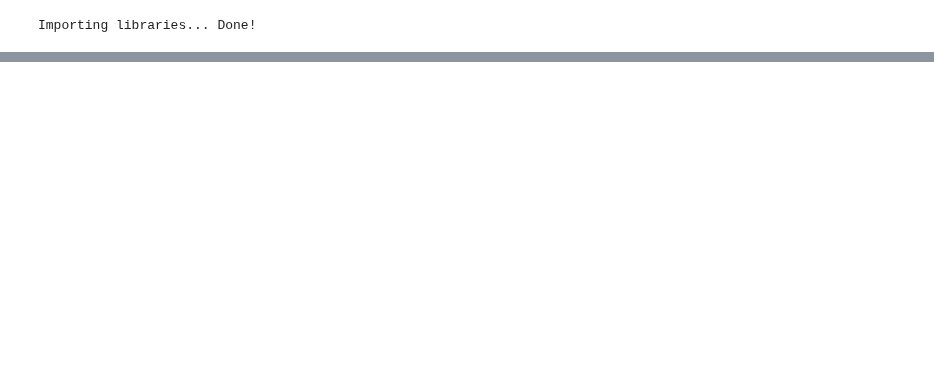
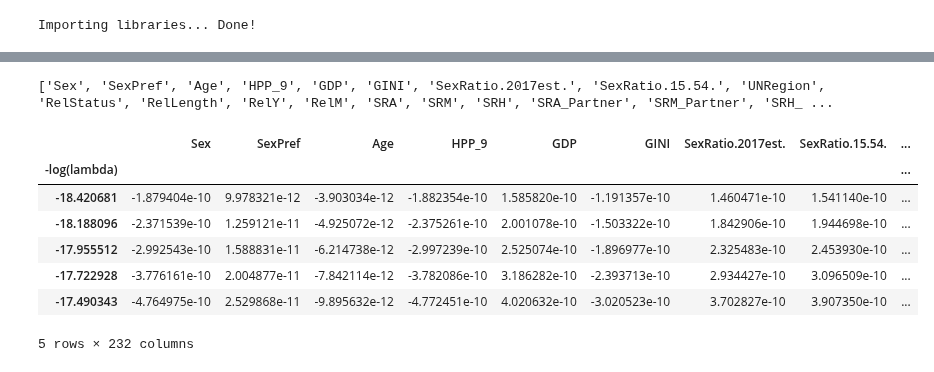
Before and after one commit to myngoc-trg/BERN02---Computational-Science-Reproducible-Data-Science-and-Statistical-Learning, a Jupyter notebook: BERNO2-kissing-challenge-2025/Report/kissing_fit.ipynb, the cells around one changed output, grey strips where cells are left out. Drawn from its saved outputs; the diff is of its cells as text; code cells hidden in the pictures; blank space fills up the shorter version.

```diff
--- a/BERNO2-kissing-challenge-2025/Report/kissing_fit.ipynb
+++ b/BERNO2-kissing-challenge-2025/Report/kissing_fit.ipynb
@@ -35,0 +214,3 @@ df.head()
+# %%
+X_processed = preprocessor.fit_transform(X_train)
+X_processed
@@ -35,0 +220,5 @@ df.head()
+# %%
+X_dense = X_processed.toarray()  # Convert sparse to dense
+Xs_train = X_dense - X_dense.mean(axis=0)[None, :]
+Xs_train /= X_dense.std(axis=0)[None, :]
+Xs_train.shape
@@ -35,0 +231,6 @@ df.head()
+# %%
+coeffs = skl.ElasticNet.path(Xs_train,
+                             y_train.values,
+                             l1_ratio=0.,
+                             alphas=lambdas)[1]
+coeffs
@@ -35,0 +282,21 @@ df.head()
+# %%
+cat_features = preprocessor.named_transformers_['cat'].get_feature_names_out(cat_cols)
+all_features = num_cols.tolist() + cat_features.tolist()
+print(all_features, len(all_features))
+# %% [output]
+['Sex', 'SexPref', 'Age', 'HPP_9', 'GDP', 'GINI', 'SexRatio.2017est.', 'SexRatio.15.54.', 'UNRegion', 'RelStatus', 'RelLength', 'RelY', 'RelM', 'SRA', 'SRM', 'SRH', 'SRA_Partner', 'SRM_Partner', 'SRH_ ...
+# %%
+coeffs_path = pd.DataFrame(coeffs.T,
+                           columns = all_features,
+                           index = -np.log(lambdas))
+coeffs_path.index.name = '-log(lambda)'
+coeffs_path.head()
+# %% [output]
+|  | Sex | SexPref | Age | HPP_9 | GDP | GINI | SexRatio.2017est. | SexRatio.15.54. | ... |
+| -log(lambda) |  |  |  |  |  |  |  |  | ... |
+| -18.420681 | -1.879404e-10 | 9.978321e-12 | -3.903034e-12 | -1.882354e-10 | 1.585820e-10 | -1.191357e-10 | 1.460471e-10 | 1.541140e-10 | ... |
+| -18.188096 | -2.371539e-10 | 1.259121e-11 | -4.925072e-12 | -2.375261e-10 | 2.001078e-10 | -1.503322e-10 | 1.842906e-10 | 1.944698e-10 | ... |
+| -17.955512 | -2.992543e-10 | 1.588831e-11 | -6.214738e-12 | -2.997239e-10 | 2.525074e-10 | -1.896977e-10 | 2.325483e-10 | 2.453930e-10 | ... |
+| -17.722928 | -3.776161e-10 | 2.004877e-11 | -7.842114e-12 | -3.782086e-10 | 3.186282e-10 | -2.393713e-10 | 2.934427e-10 | 3.096509e-10 | ... |
+| -17.490343 | -4.764975e-10 | 2.529868e-11 | -9.895632e-12 | -4.772451e-10 | 4.020632e-10 | -3.020523e-10 | 3.702827e-10 | 3.907350e-10 | ... |
+5 rows × 232 columns
```
Also changed, not shown: parts of 50 cells of this notebook, 4 other files.
